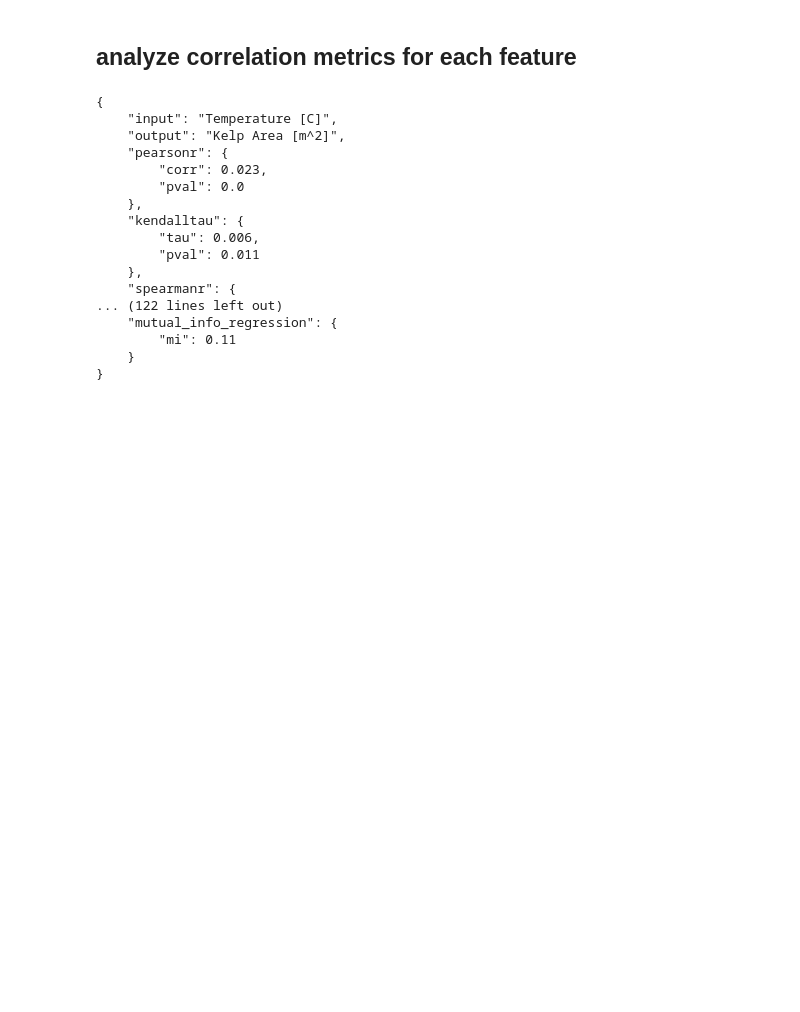
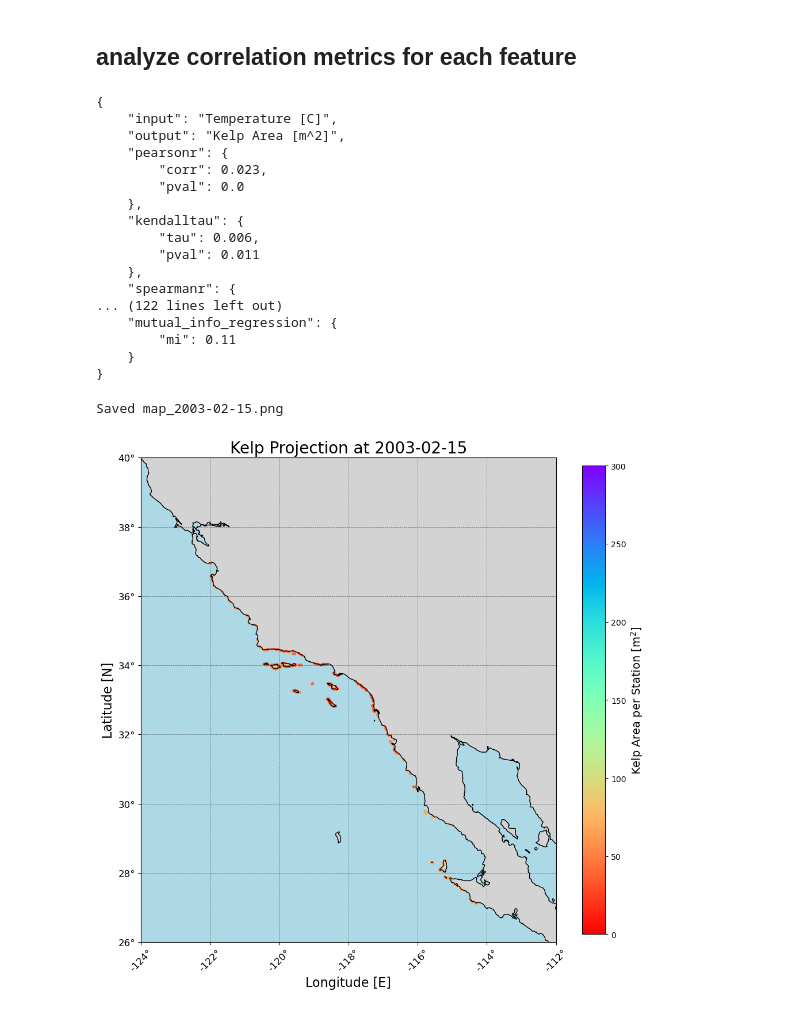
Before and after one commit to EcoPro-Systems/Kelp-Forest-Projection, a Jupyter notebook: Regression_Quick.ipynb, the cells around one changed output. Drawn from its saved outputs; the diff is of its cells as text; code cells hidden in the pictures; blank space fills up the shorter version.

```diff
--- a/Regression_Quick.ipynb
+++ b/Regression_Quick.ipynb
@@ -50,12 +50,16 @@ features = {
 X = np.array([features[k] for k in features]).T
 y = kelp_data['kelp']
 t = kelp_data['time']
+lat = kelp_data['lat']
+lon = kelp_data['lon']
 
 # Remove nans from lagged values
 nanmask = np.isnan(features['1Q Lag Temperature [C]']) | np.isnan(features['2Q Lag Temperature [C]'])
 X = X[~nanmask]
 y = y[~nanmask]
 t = t[~nanmask]
+lat = lat[~nanmask]
+lon = lon[~nanmask]
 # %% [markdown]
 ## Save data to disk
 # %%
@@ -191,3 +195,62 @@ for i, feat in enumerate(features):
         "mi": 0.11
     }
 }
+# %%
+import cartopy.feature
+import cartopy.crs as ccrs
+import matplotlib.pyplot as plt
+from tqdm import tqdm
+
+# create a map
+utime = np.unique(t)
+
+# extract data at first time point
+mask = t == utime[0]
+Xm = X[mask]
+ym = y[mask]
+latm = lat[mask]
+lonm = lon[mask]
+
+# predict
+ym_ols = res.predict(sm.add_constant(Xm))
+
+# set up the figure
+fig = plt.figure(figsize=(10,10))
+ax = fig.add_subplot(1, 1, 1, projection=ccrs.PlateCarree())
+
+# draw the map
+ax.coastlines()
+ax.set_global()
+# set title with datetime
+datestr = str(utime[0]).split('T')[0]
+ax.set_title(f"Kelp Projection at {datestr}", fontsize=20)
+ax.add_feature(cartopy.feature.LAND, facecolor='lightgray')
+ax.add_feature(cartopy.feature.OCEAN, facecolor='lightblue')
+
+# plot test and lat/lon
+# 4/5 index of X is lat/lon
+im = ax.scatter(lonm, latm, c=ym_ols, marker='.', label="Kelp Prediction", transform=ccrs.PlateCarree(), cmap='rainbow_r',vmin=0,vmax=300, s=15)
+cbar = plt.colorbar(im, ax=ax, shrink=0.9)
+cbar.set_label('Kelp Area per Station [m$^2$]', fontsize=14)
+
+# add labels on axes every 10 degrees
+ax.set_xticks(np.arange(-180, 180, 2), crs=ccrs.PlateCarree())
+ax.set_xticklabels([f'{x}°' for x in np.arange(-180, 180, 2)], fontsize=12, rotation=45)
+ax.set_yticks(np.arange(-90, 90, 2), crs=ccrs.PlateCarree())
+ax.set_yticklabels([f'{x}°' for x in np.arange(-90, 90, 2)], fontsize=12)
+
+ax.set_xlabel(f'Longitude [E]', fontsize=16)
+ax.set_ylabel(f'Latitude [N]', fontsize=16)
+ax.grid(True,color='k', alpha=0.5, linestyle='--', linewidth=0.5)
+
+# zoom in on the bounding box
+ax.set_extent([-124, -112, 26, 40], crs=ccrs.PlateCarree())
+
+plt.tight_layout()
+file_name = f'map_{datestr}.png'
+plt.savefig(file_name)
+print(f"Saved {file_name}")
+plt.show()
+# %% [output]
+Saved map_2003-02-15.png
+[figure, added]
```
Also changed, not shown: parts of 2 cells of this notebook, 2 other files.
